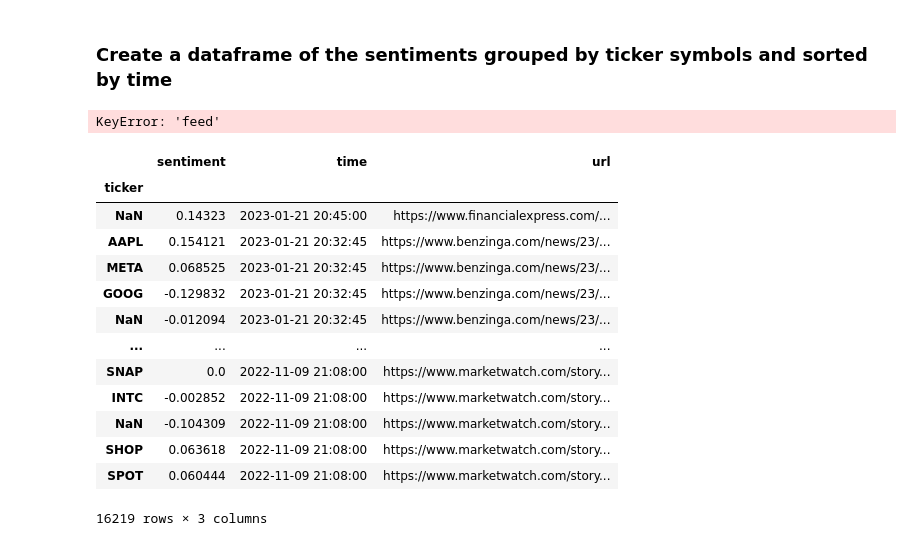
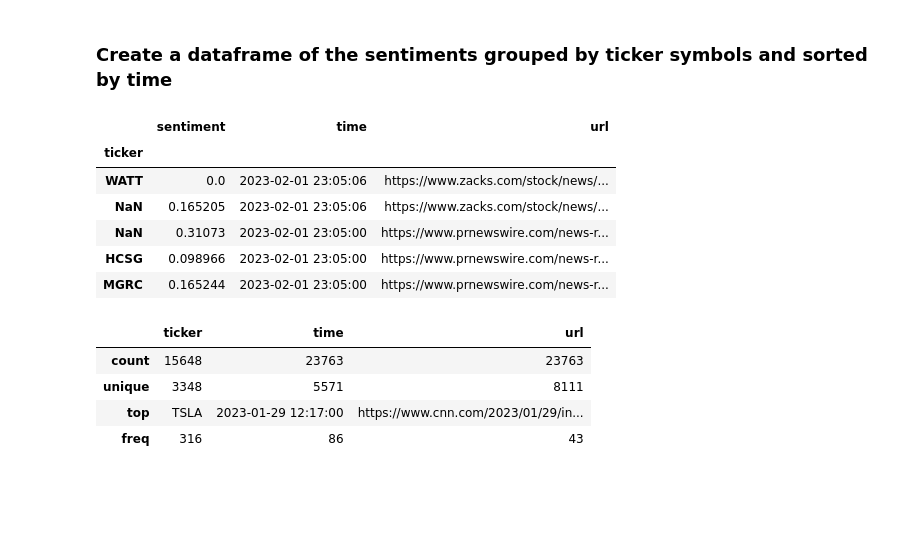
Before and after one commit to DavidPeleg6/Financial_News_Sentiments, a Jupyter notebook: alpha_vantage.ipynb, the cells around one changed output. Cells and saved outputs as stored; diff of their text form; code cells hidden in the pictures; blank space fills up the shorter version.

```diff
--- a/alpha_vantage.ipynb
+++ b/alpha_vantage.ipynb
@@ -154,32 +132,5 @@ def get_sentiments(company_symbol: str = '', news_topic: str = '', time_from: st
 # %% [markdown]
 ### Download all news sentiments from the past 100 days
-# %%
-# get the datetime of the past week in the format: YYYYMMDDTHHMM
-def sweep_news_in_range(start_time: datetime):
-    # todo make this more concise
-    # create a dir called sentiments if it doesn't exist
-    if not os.path.exists('sentiments'): os.mkdir('sentiments')
-    sentiment_list = []
-    # get the news up to 100 days ago. and every 5 iterations of action, sleep for one second
-    for i in tqdm(range(20)):
-        # repeat the process for ealiest and latest
-        for sort_by in ['EARLIEST', 'LATEST']:
-            for j in range(5):
-                time_to = (start_time - timedelta(days=i*5+j)).strftime('%Y%m%dT%H%M')
-                time_from = (start_time - timedelta(days=i*5+j+1)).strftime('%Y%m%dT%H%M')
-                # get the news sentiment for the past week
-                sentiment = get_sentiments(news_topic='financial_markets', time_from=time_from, time_to=time_to, sort_by=sort_by)
-                if not sentiment: return sentiment_list
-                # temporarily save the sentiments to a json file in a folder called sentiments
-                with open(os.path.join('sentiments', f'sentiments{time_from}.json'), 'w') as f:
-                    json.dump(sentiment, f, indent=4)
-                # append the sentiment to the list
-                sentiment_list.append(sentiment)
-        time.sleep(30)
-    return sentiment_list
-
-# start sweeping from right now, for older sweeps change datetime to datetime.now() - timedelta(days=num_days_past)
-all_news = sweep_news_in_range(datetime.now())
 # %% [markdown]
 ### Create a dataframe of the sentiments grouped by ticker symbols and sorted by time
 # %%
@@ -193,28 +144,30 @@ for news in tqdm(all_news):
         ordered_sentiments.append({'ticker': None, 'sentiment': article['overall_sentiment_score'], 'time': time_pub, 'url': article['url']})
         for tickers_sents in article['ticker_sentiment']:
             ordered_sentiments.append({'ticker': tickers_sents['ticker'], 'sentiment': tickers_sents['ticker_sentiment_score'], 'time': time_pub, 'url': article['url']})
-# %% [output]
-KeyError: 'feed'
 # %%
 # create a dataframe from the list of dictionaries
 # remove duplicates caused by the same article being published on multiple websites or downloading multiple times using the sort_by
 sent_df = pd.DataFrame(ordered_sentiments).drop_duplicates(keep='last').sort_values(by='time', ascending=False).set_index('ticker')
 start_time, end_time = sent_df.iloc[0]['time'].strftime('%d_%m_%Y'), sent_df.iloc[-1]['time'].strftime('%d_%m_%Y')
 # save the dataframe to a csv file
 sent_df.to_csv(f'sentiments_{start_time}_{end_time}.csv')
-sent_df
+sent_df.head()
 # %% [output]
 |  | sentiment | time | url |
 | ticker |  |  |  |
-| NaN | 0.14323 | 2023-01-21 20:45:00 | https://www.financialexpress.com/... |
-| AAPL | 0.154121 | 2023-01-21 20:32:45 | https://www.benzinga.com/news/23/... |
-| META | 0.068525 | 2023-01-21 20:32:45 | https://www.benzinga.com/news/23/... |
-| GOOG | -0.129832 | 2023-01-21 20:32:45 | https://www.benzinga.com/news/23/... |
-| NaN | -0.012094 | 2023-01-21 20:32:45 | https://www.benzinga.com/news/23/... |
-| ... | ... | ... | ... |
-| SNAP | 0.0 | 2022-11-09 21:08:00 | https://www.marketwatch.com/story... |
-| INTC | -0.002852 | 2022-11-09 21:08:00 | https://www.marketwatch.com/story... |
-| NaN | -0.104309 | 2022-11-09 21:08:00 | https://www.marketwatch.com/story... |
-| SHOP | 0.063618 | 2022-11-09 21:08:00 | https://www.marketwatch.com/story... |
-| SPOT | 0.060444 | 2022-11-09 21:08:00 | https://www.marketwatch.com/story... |
+| WATT | 0.0 | 2023-02-01 23:05:06 | https://www.zacks.com/stock/news/... |
+| NaN | 0.165205 | 2023-02-01 23:05:06 | https://www.zacks.com/stock/news/... |
+| NaN | 0.31073 | 2023-02-01 23:05:00 | https://www.prnewswire.com/news-r... |
+| HCSG | 0.098966 | 2023-02-01 23:05:00 | https://www.prnewswire.com/news-r... |
+| MGRC | 0.165244 | 2023-02-01 23:05:00 | https://www.prnewswire.com/news-r... |
-16219 rows × 3 columns
+# %%
+# load the csv file into a dataframe
+sent_df = pd.read_csv('sentiments_30_01_2023_12_04_2022.csv')
+# use pandas describe to show statistics of the string columns
+sent_df.describe(include=['object'])
+# %% [output]
+|  | ticker | time | url |
+| count | 15648 | 23763 | 23763 |
+| unique | 3348 | 5571 | 8111 |
+| top | TSLA | 2023-01-29 12:17:00 | https://www.cnn.com/2023/01/29/in... |
+| freq | 316 | 86 | 43 |
```
Also changed, not shown: parts of 2 cells of this notebook.
